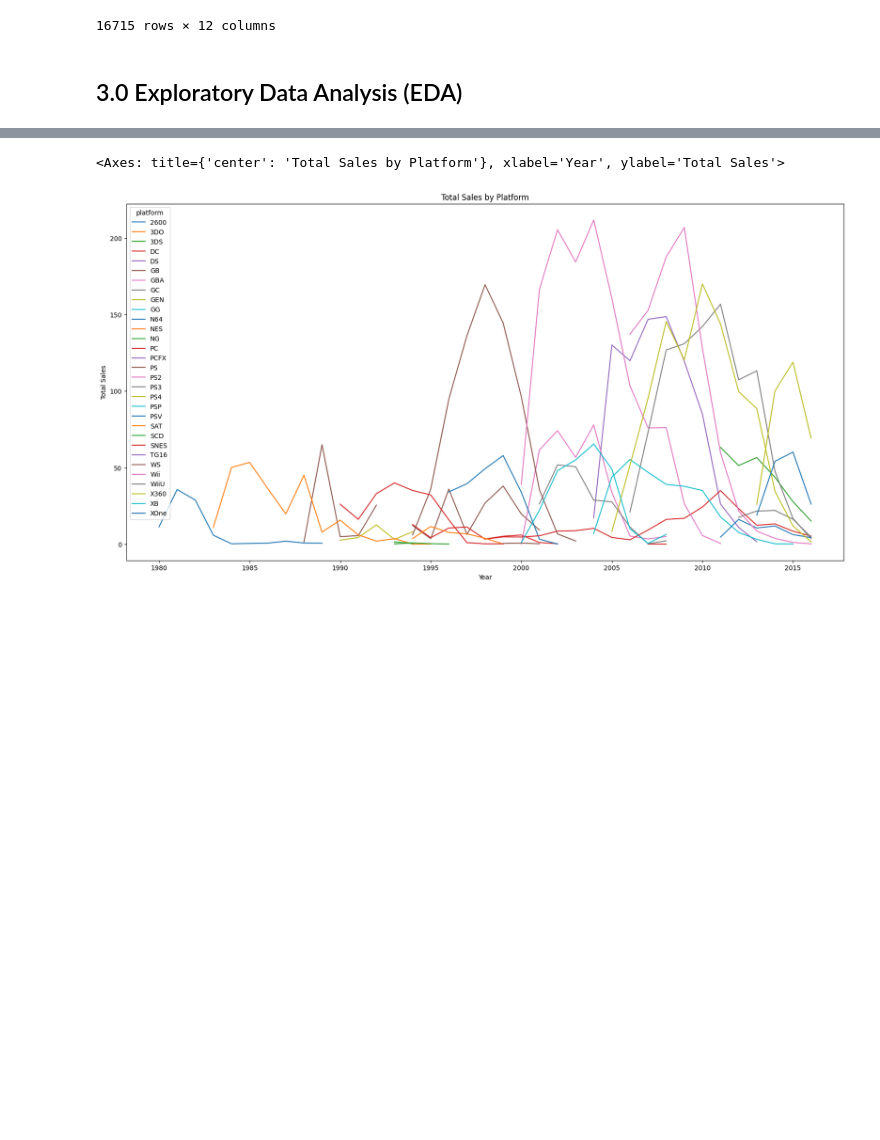
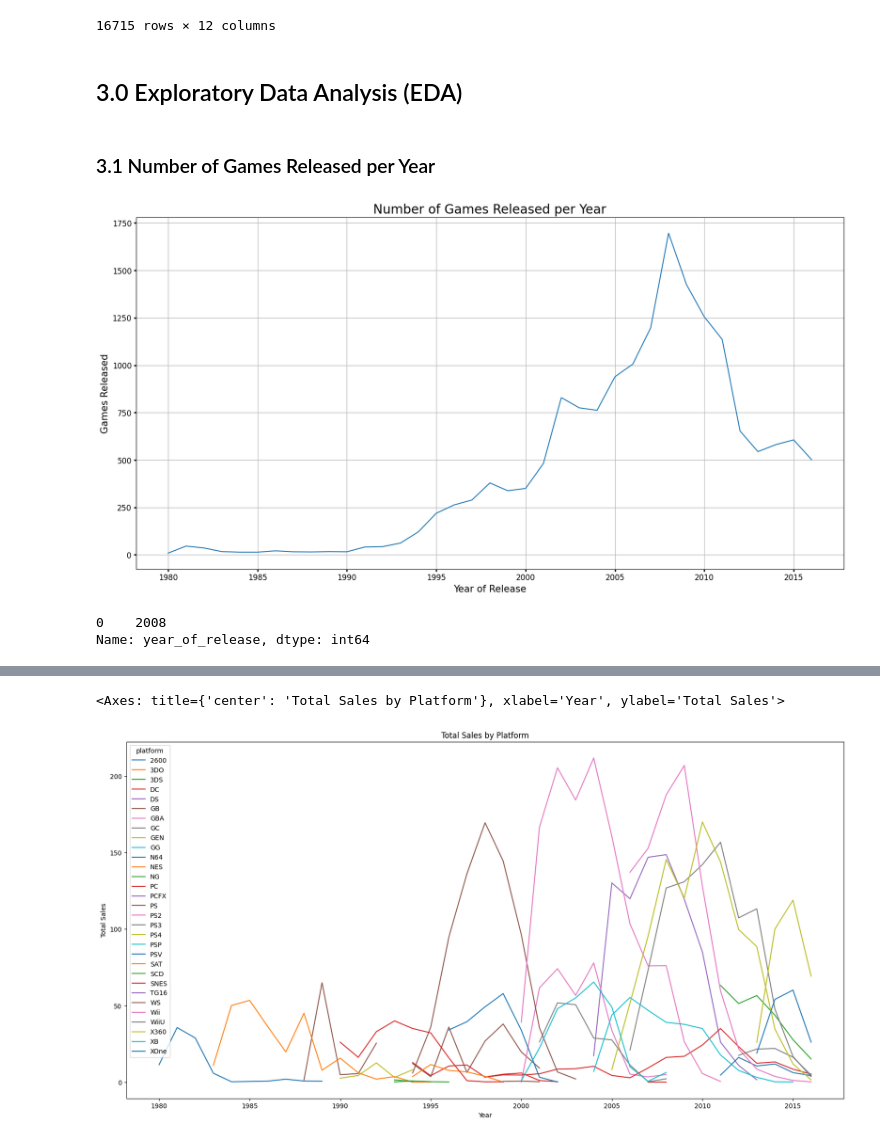
Before and after one commit to Vyncent-vdW/sprint_5_game_platforms, a Jupyter notebook: games_df.ipynb, the cells around one changed output, grey strips where cells are left out. Saved outputs shown, nothing was run; the diff lists cells and outputs as text; code cells hidden in the pictures; blank space fills up the shorter version.

Commit message:
Game releases per year

```diff
--- a/games_df.ipynb
+++ b/games_df.ipynb
@@ -555,3 +555,27 @@ df
 16715 rows × 12 columns
 # %% [markdown]
 ## 3.0 Exploratory Data Analysis (EDA)
+# %% [markdown]
+### 3.1 Number of Games Released per Year
+# %%
+games_per_year = df.groupby("year_of_release").size()
+games_per_year.plot(kind='line',
+                    figsize=(20, 10),
+                    grid= True,
+                    )
+
+plt.xlabel('Year of Release', fontsize= 15)
+plt.ylabel('Games Released', fontsize= 15)
+plt.title('Number of Games Released per Year', fontsize= 20)
+plt.xticks(fontsize= 12)
+plt.yticks(fontsize= 12)
+plt.tick_params(axis= 'both', which= 'both', width= 2)
+
+plt.show()
+# %% [output]
+[figure, added]
+# %%
+df.year_of_release.mode()
+# %% [output]
+0    2008
+Name: year_of_release, dtype: int64
```
Also changed, not shown: parts of 8 cells of this notebook.
